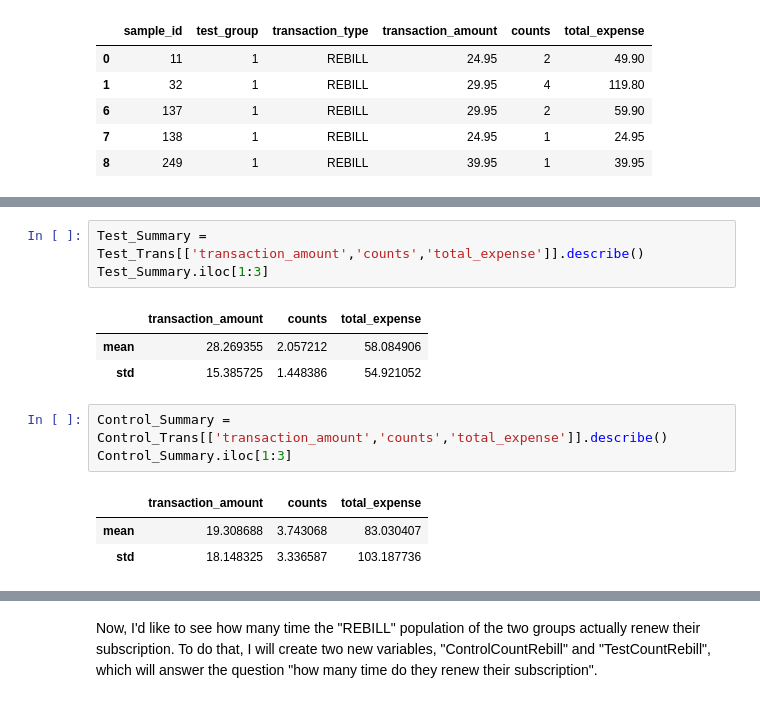
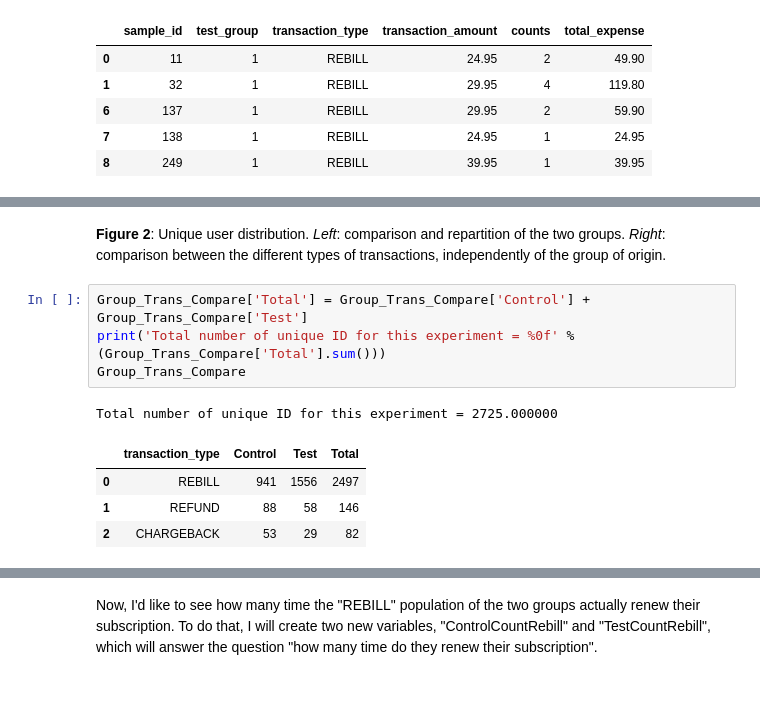
Before and after one commit to Ssuyk/DataScienceTest-Seedbox, a Jupyter notebook: SeedBox_DataScienceApplicationTest.ipynb, the cells around one changed output, grey strips where cells are left out. Saved outputs shown, nothing was run; the diff lists cells and outputs as text.

```diff
--- a/SeedBox_DataScienceApplicationTest.ipynb
+++ b/SeedBox_DataScienceApplicationTest.ipynb
@@ -131,14 +171,12 @@ Group_Trans_Compare
-# %%
-Test_Summary = Test_Trans[['transaction_amount','counts','total_expense']].describe()
-Test_Summary.iloc[1:3]
-# %% [output]
-|  | transaction_amount | counts | total_expense |
-| mean | 28.269355 | 2.057212 | 58.084906 |
-| std | 15.385725 | 1.448386 | 54.921052 |
-# %%
-Control_Summary = Control_Trans[['transaction_amount','counts','total_expense']].describe()
-Control_Summary.iloc[1:3]
-# %% [output]
-|  | transaction_amount | counts | total_expense |
-| mean | 19.308688 | 3.743068 | 83.030407 |
-| std | 18.148325 | 3.336587 | 103.187736 |
+# %% [markdown]
+**Figure 2**: Unique user distribution. *Left*: comparison and repartition of the two groups. *Right*: comparison between the different types of transactions, independently of the group of origin.
+# %%
+Group_Trans_Compare['Total'] = Group_Trans_Compare['Control'] +  Group_Trans_Compare['Test']
+print('Total number of unique ID for this experiment = %0f' %(Group_Trans_Compare['Total'].sum()))
+Group_Trans_Compare
+# %% [output]
+Total number of unique ID for this experiment = 2725.000000
+|  | transaction_type | Control | Test | Total |
+| 0 | REBILL | 941 | 1556 | 2497 |
+| 1 | REFUND | 88 | 58 | 146 |
+| 2 | CHARGEBACK | 53 | 29 | 82 |
```
Also changed, not shown: parts of 35 cells of this notebook.
